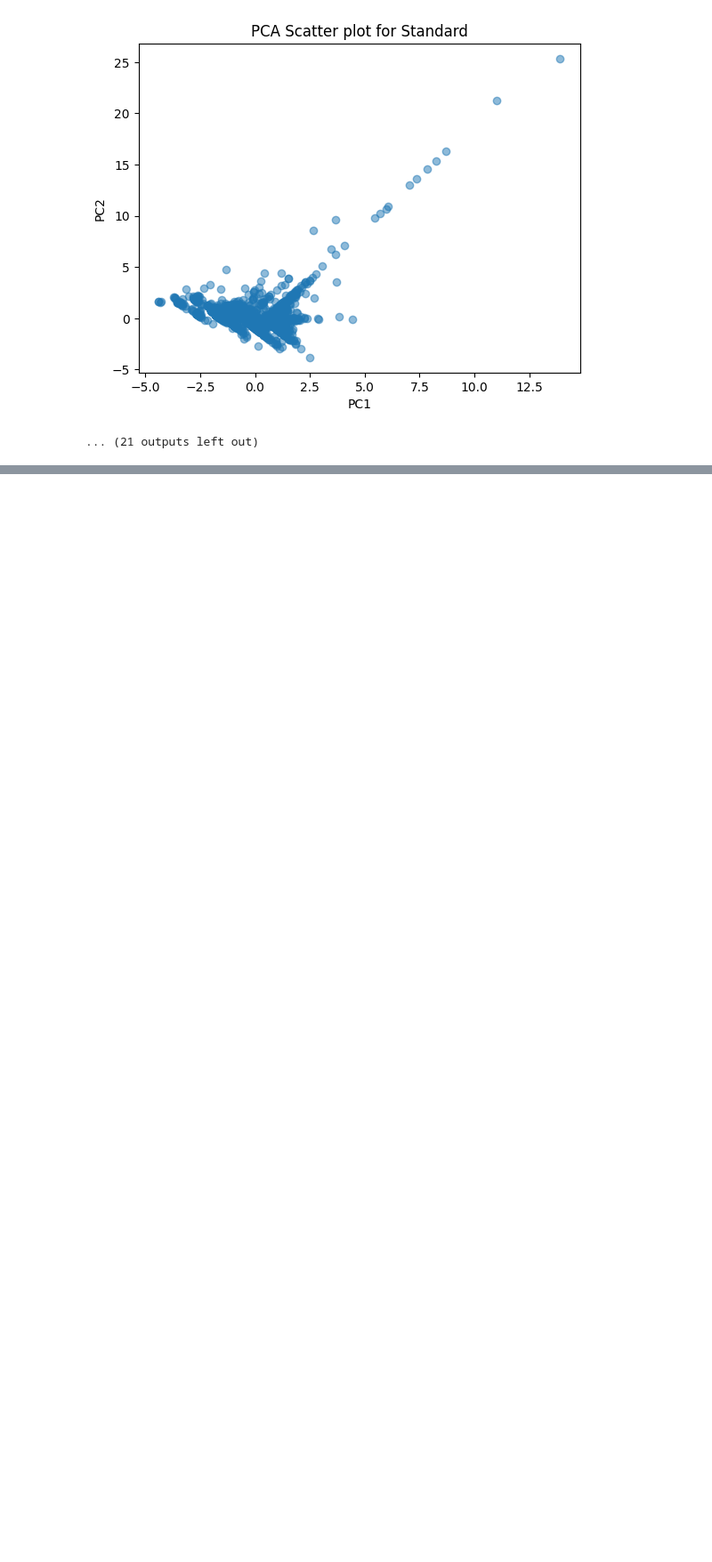
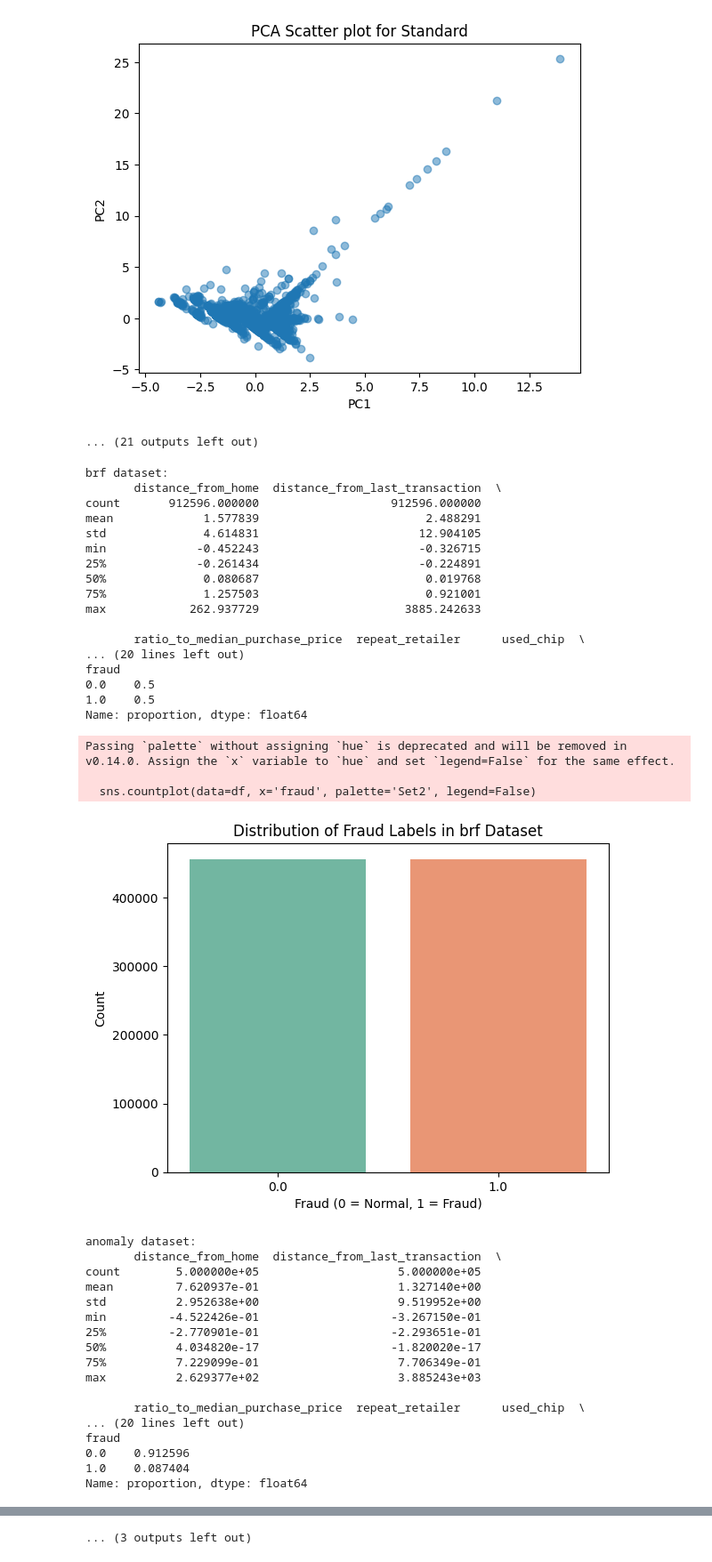
Before and after one commit to Zuleykhaha/fraud-detection-capstone, a Jupyter notebook: notebooks/preprocessing.ipynb, the cells around one changed output, grey strips where cells are left out. Shown at 89% size. Saved outputs shown, nothing was run; the diff lists cells and outputs as text; code cells hidden in the pictures; blank space fills up the shorter version.

Commit message:
Added script for finalized preprocessing

```diff
--- a/notebooks/preprocessing.ipynb
+++ b/notebooks/preprocessing.ipynb
@@ -429,3 +429,66 @@ MinMax - Mean pairwise distance: 0.8669, Std: 0.5694
 [figure]
 [figure]
 ... (21 outputs left out)
+# %%
+dfs = {
+    "brf": pd.read_csv("../data/training/final_brf_training.csv"),
+    "anomaly": pd.read_csv("../data/training/final_anomaly_training.csv"),
+    "full": pd.read_csv("../data/testing/final_full_testing.csv"),
+    "heldout": pd.read_csv("../data/testing/final_heldout_testing.csv"),
+    "split": pd.read_csv("../data/testing/final_split_testing.csv")
+}
+
+for name, df in dfs.items():
+    if name == "full" or name == "split":
+        name += " test"
+    print(f"\n{name} dataset:")
+    print(df.describe())
+    print(f"Total number of samples: {len(df)}")
+    print("Class distribution:")
+    print(df['fraud'].value_counts(normalize=True))
+
+    # Visualize class distribution
+    sns.countplot(data=df, x='fraud', palette='Set2', legend=False)
+    plt.title(f"Distribution of Fraud Labels in {name} Dataset")
+    plt.xlabel("Fraud (0 = Normal, 1 = Fraud)")
+    plt.ylabel("Count")
+    plt.show()
+# %% [output]
+brf dataset:
+       distance_from_home  distance_from_last_transaction  \
+count       912596.000000                   912596.000000
+mean             1.577839                        2.488291
+std              4.614831                       12.904105
+min             -0.452243                       -0.326715
+25%             -0.261434                       -0.224891
+50%              0.080687                        0.019768
+75%              1.257503                        0.921001
+max            262.937729                     3885.242633
+
+       ratio_to_median_purchase_price  repeat_retailer      used_chip  \
+... (20 lines left out)
+fraud
+0.0    0.5
+1.0    0.5
+Name: proportion, dtype: float64
+Passing `palette` without assigning `hue` is deprecated and will be removed in v0.14.0. Assign the `x` variable to `hue` and set `legend=False` for the same effect.
+
+  sns.countplot(data=df, x='fraud', palette='Set2', legend=False)
+[figure, added]
+anomaly dataset:
+       distance_from_home  distance_from_last_transaction  \
+count        5.000000e+05                    5.000000e+05
+mean         7.620937e-01                    1.327140e+00
+std          2.952638e+00                    9.519952e+00
+min         -4.522426e-01                   -3.267150e-01
+25%         -2.770901e-01                   -2.293651e-01
+50%          4.034820e-17                   -1.820020e-17
+75%          7.229099e-01                    7.706349e-01
+max          2.629377e+02                    3.885243e+03
+
+       ratio_to_median_purchase_price  repeat_retailer      used_chip  \
+... (20 lines left out)
+fraud
+0.0    0.912596
+1.0    0.087404
+Name: proportion, dtype: float64
@@ -431,0 +541 @@ MinMax - Mean pairwise distance: 0.8669, Std: 0.5694
+... (3 outputs left out)
```
Also changed, not shown: parts of 1 cell of this notebook, 1 other file.
